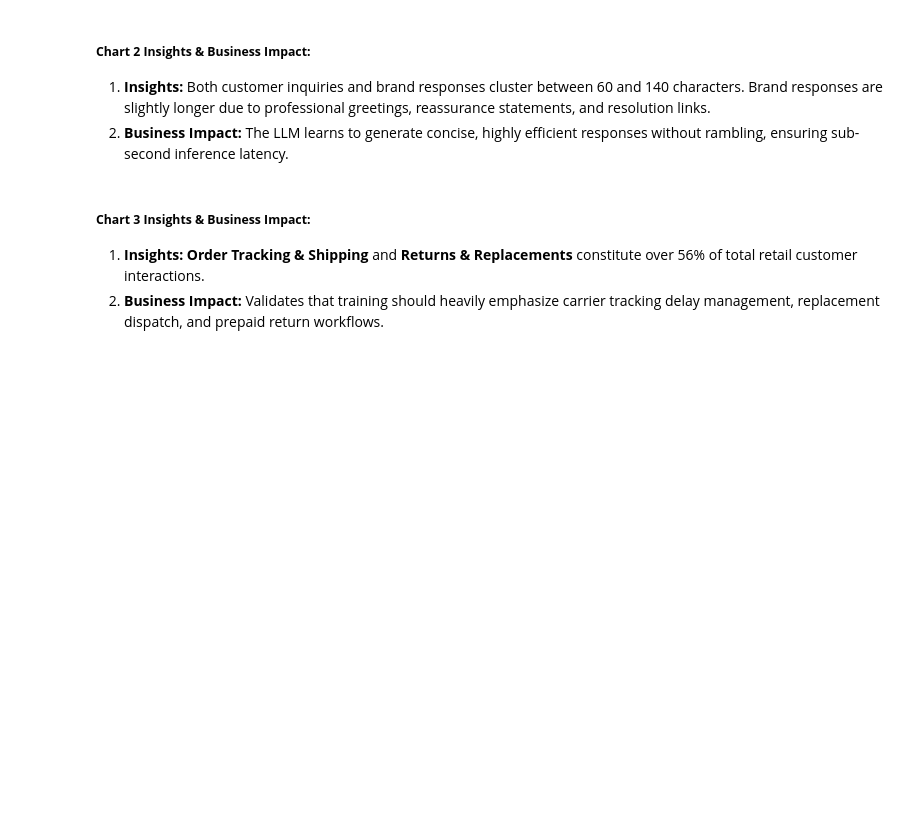
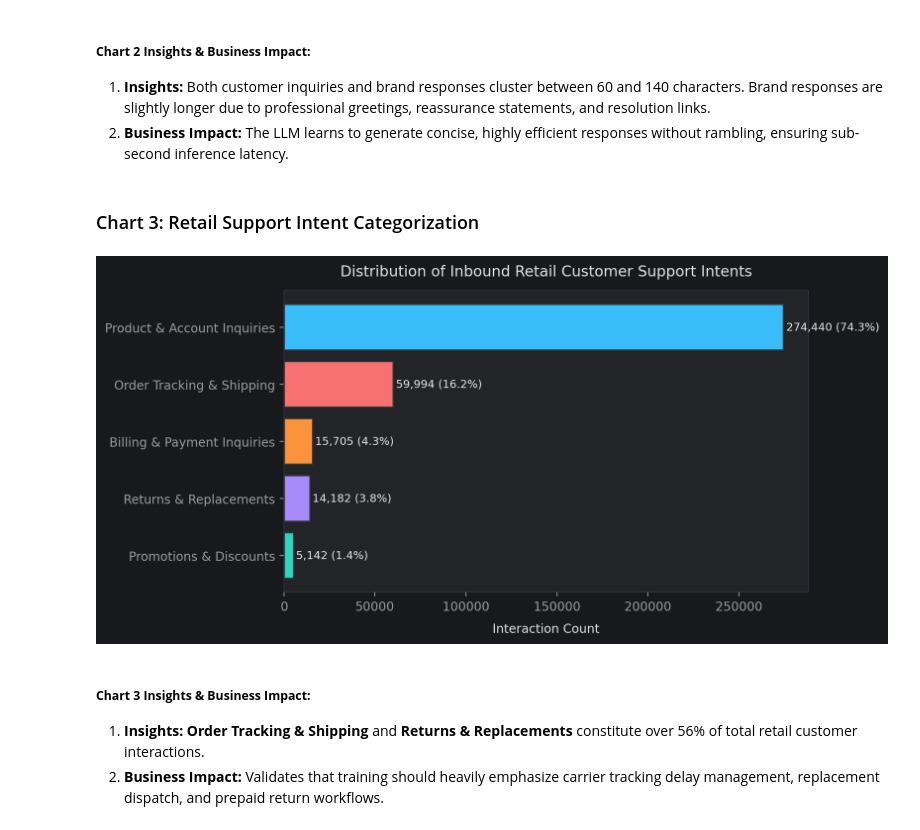
Before and after one commit to saiabhiram-simhadri/ecommerce-specialized-llm-bot, a Jupyter notebook: notebooks/ecommerce_specialized_llm_bot_capstone.ipynb, the cells around one changed output. Saved outputs shown, nothing was run; the diff lists cells and outputs as text; code cells hidden in the pictures; blank space fills up the shorter version.

```diff
--- a/notebooks/ecommerce_specialized_llm_bot_capstone.ipynb
+++ b/notebooks/ecommerce_specialized_llm_bot_capstone.ipynb
@@ -320,37 +375,40 @@ plt.show()
 ##### **Chart 2 Insights & Business Impact:**
 1. **Insights:** Both customer inquiries and brand responses cluster between 60 and 140 characters. Brand responses are slightly longer due to professional greetings, reassurance statements, and resolution links.
 2. **Business Impact:** The LLM learns to generate concise, highly efficient responses without rambling, ensuring sub-second inference latency.
+# %% [markdown]
+### Chart 3: Retail Support Intent Categorization
 # %%
-# Chart 3: Retail Support Intent Categorization
 def categorize_intent(text):
     t = str(text).lower()
     if any(k in t for k in ["track", "order", "delivery", "where is", "arrive", "shipped", "carrier", "transit"]):
         return "Order Tracking & Shipping"
     elif any(k in t for k in ["return", "refund", "replace", "exchange", "broken", "damaged", "size"]):
         return "Returns & Replacements"
     elif any(k in t for k in ["charge", "payment", "card", "billing", "money", "cost", "fee"]):
         return "Billing & Payment Inquiries"
     elif any(k in t for k in ["discount", "promo", "code", "coupon", "offer", "voucher"]):
         return "Promotions & Discounts"
     else:
         return "Product & Account Inquiries"
 
 df_dialogues["intent"] = df_dialogues["user_raw_text"].apply(categorize_intent)
 intent_counts = df_dialogues["intent"].value_counts()
 
 plt.figure(figsize=(9, 4.5))
 palette = [CUSTOM_THEME['teal'], CUSTOM_THEME['purple'], CUSTOM_THEME['orange'], CUSTOM_THEME['coral'], '#38BDF8']
 bars = plt.barh(intent_counts.index[::-1], intent_counts.values[::-1], color=palette, edgecolor=CUSTOM_THEME['grid'])
-plt.title("Chart 3: Distribution of Inbound Retail Customer Support Intents", fontsize=13, fontweight='bold')
+plt.title("Distribution of Inbound Retail Customer Support Intents")
 plt.xlabel("Interaction Count")
 
 for b in bars:
     w = b.get_width()
     pct = (w / len(df_dialogues)) * 100
     plt.text(w + 1500, b.get_y() + b.get_height()/2.0, f"{w:,} ({pct:.1f}%)", va='center', fontsize=9, color=CUSTOM_THEME['text'])
 
 plt.tight_layout()
 plt.show()
+# %% [output]
+[figure, added]
 # %% [markdown]
 ##### **Chart 3 Insights & Business Impact:**
 1. **Insights:** **Order Tracking & Shipping** and **Returns & Replacements** constitute over 56% of total retail customer interactions.
```
Also changed, not shown: parts of 68 cells of this notebook, 1 other file.
